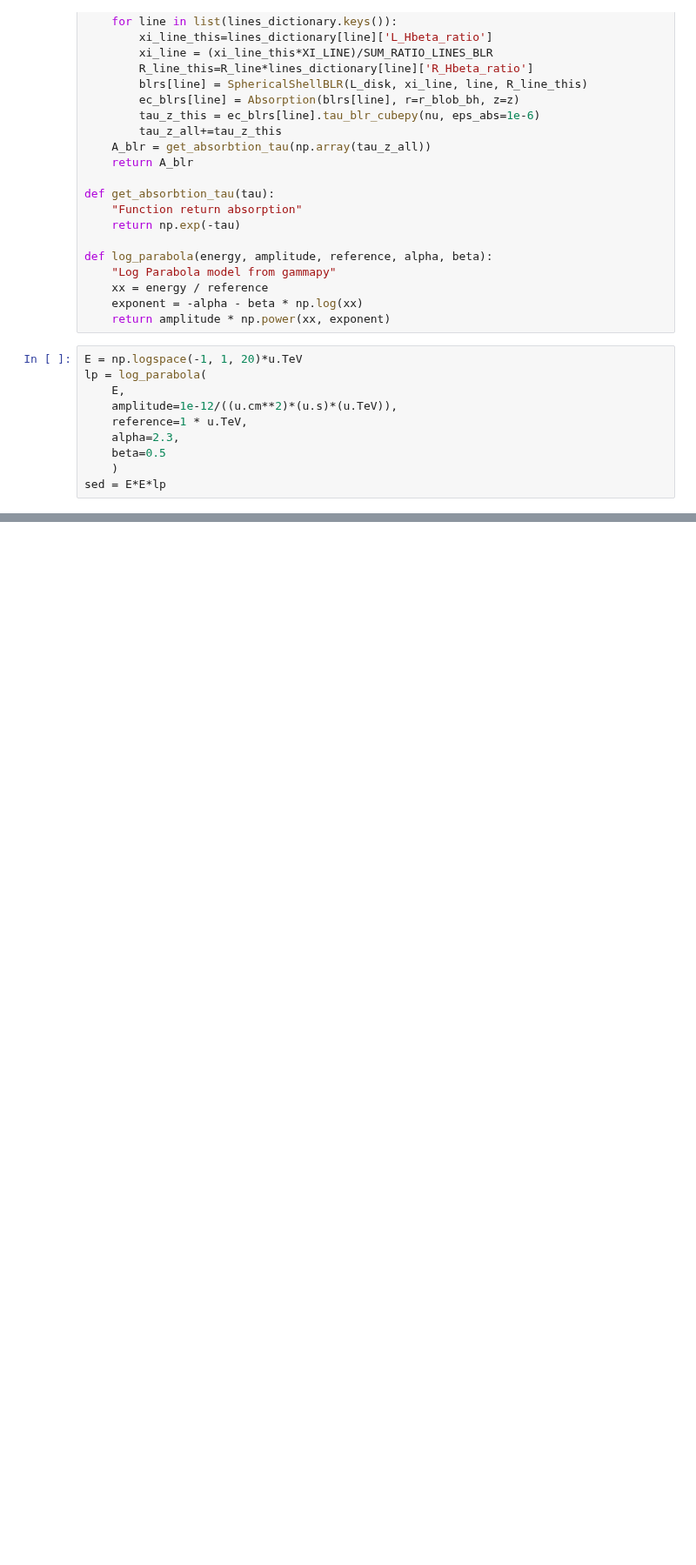
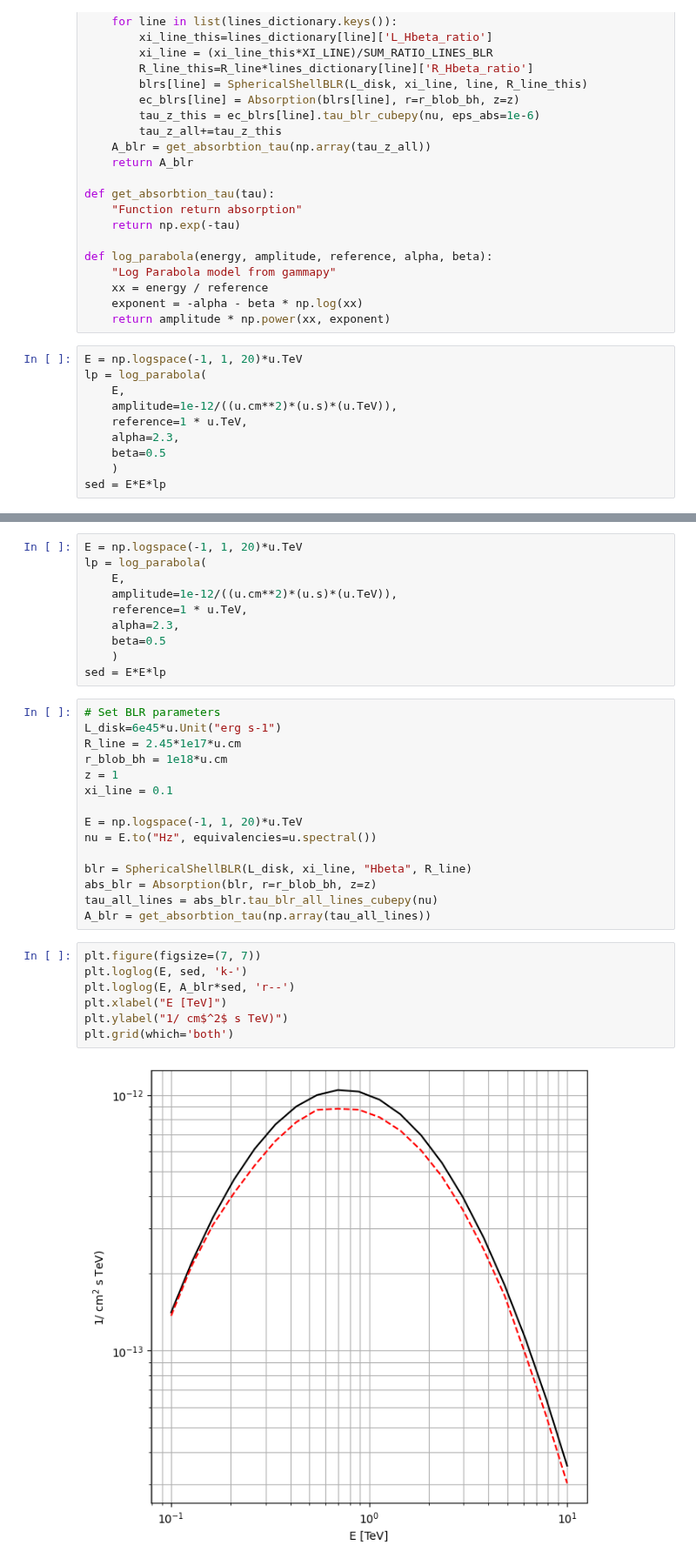
Before and after one commit to cosimoNigro/agnpy, a Jupyter notebook: docs/tutorials/absorption_in_BLR_with_cubepy.ipynb, the cells around one changed output, grey strips where cells are left out. Shown at 87% size. Drawn from its saved outputs; the diff is of its cells as text; blank space fills up the shorter version.

```diff
--- a/docs/tutorials/absorption_in_BLR_with_cubepy.ipynb
+++ b/docs/tutorials/absorption_in_BLR_with_cubepy.ipynb
@@ -83,0 +102,34 @@ plt.grid(which='both')
+# %%
+E = np.logspace(-1, 1, 20)*u.TeV
+lp = log_parabola(
+    E,
+    amplitude=1e-12/((u.cm**2)*(u.s)*(u.TeV)),
+    reference=1 * u.TeV,
+    alpha=2.3,
+    beta=0.5
+    )
+sed = E*E*lp
+# %%
+# Set BLR parameters
+L_disk=6e45*u.Unit("erg s-1")
+R_line = 2.45*1e17*u.cm
+r_blob_bh = 1e18*u.cm
+z = 1
+xi_line = 0.1
+
+E = np.logspace(-1, 1, 20)*u.TeV
+nu = E.to("Hz", equivalencies=u.spectral())
+
+blr = SphericalShellBLR(L_disk, xi_line, "Hbeta", R_line)
+abs_blr = Absorption(blr, r=r_blob_bh, z=z)
+tau_all_lines = abs_blr.tau_blr_all_lines_cubepy(nu)
+A_blr = get_absorbtion_tau(np.array(tau_all_lines))
+# %%
+plt.figure(figsize=(7, 7))
+plt.loglog(E, sed, 'k-')
+plt.loglog(E, A_blr*sed, 'r--')
+plt.xlabel("E [TeV]")
+plt.ylabel("1/ cm$^2$ s TeV)")
+plt.grid(which='both')
+# %% [output]
+[figure, added]
```
Also changed, not shown: parts of 5 cells of this notebook.
